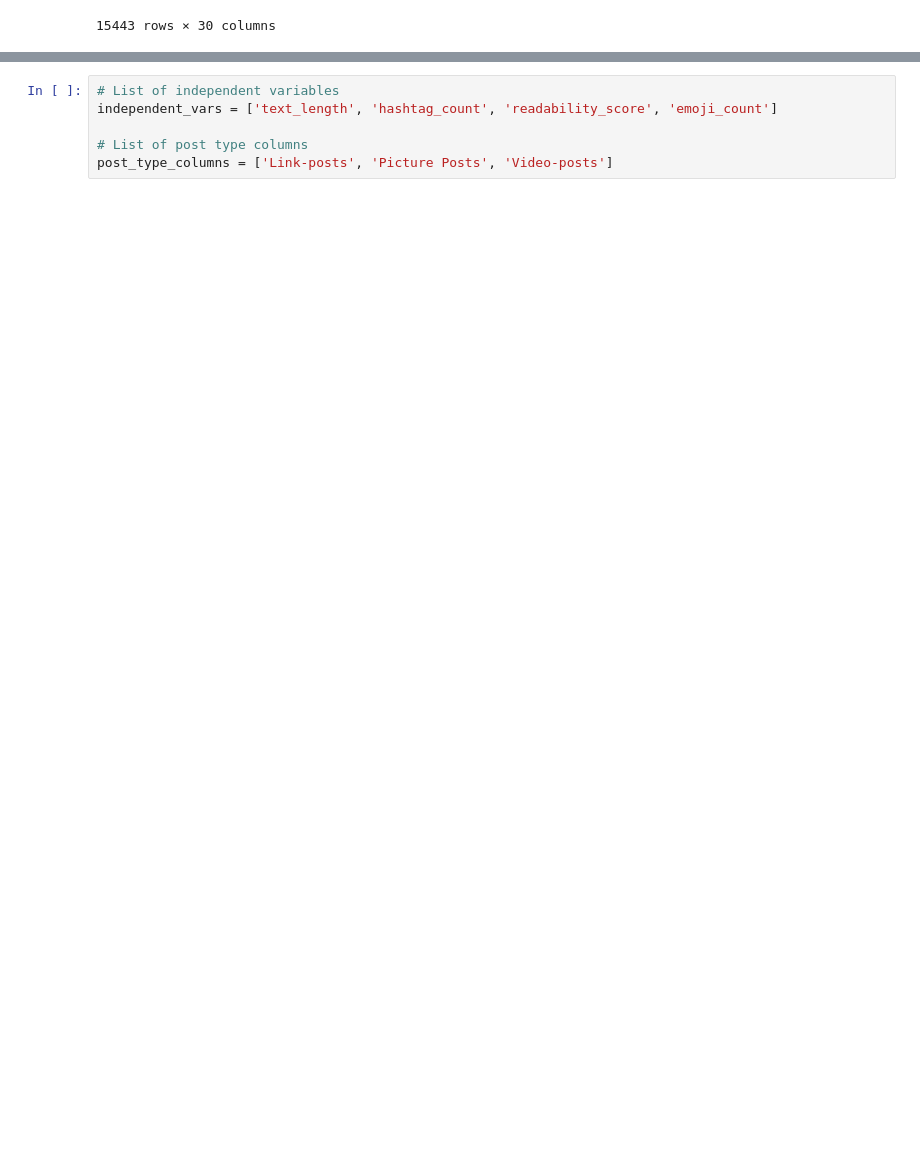
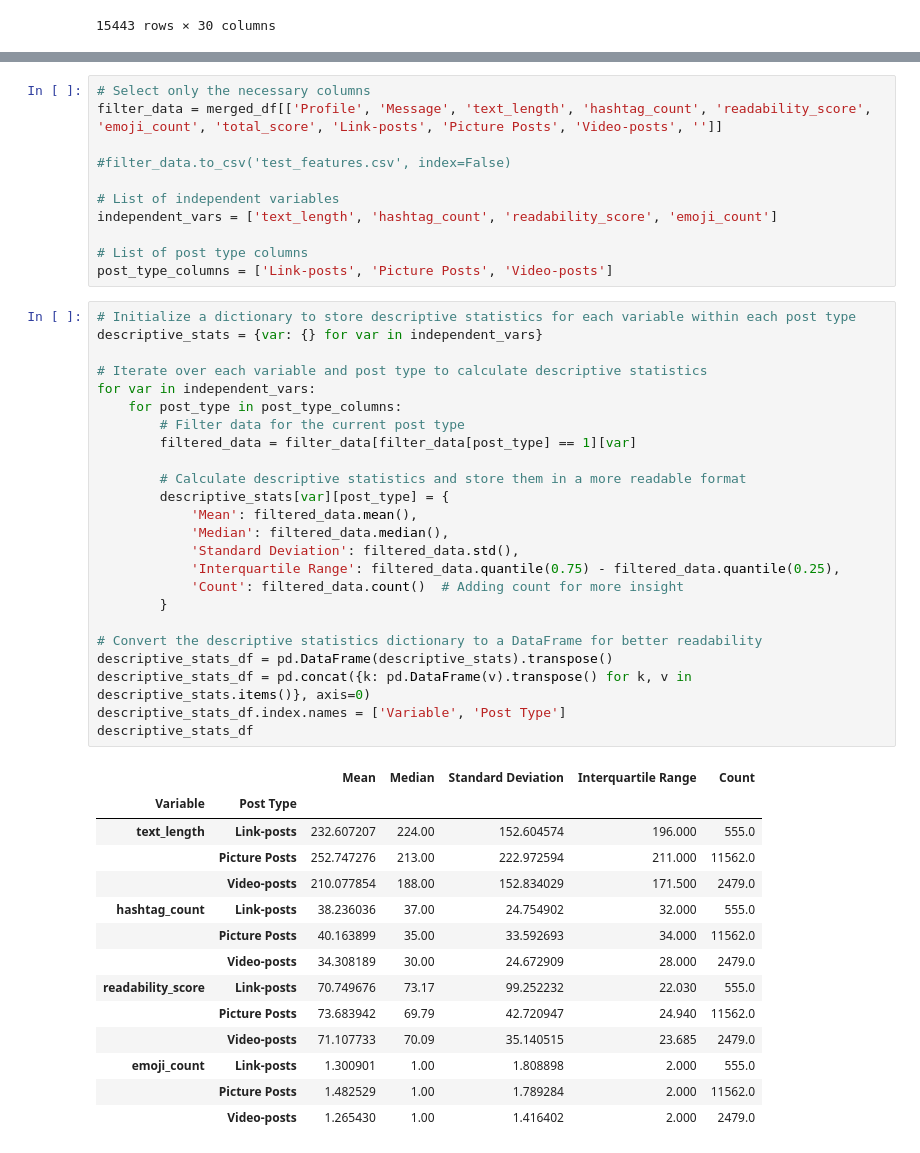
Before and after one commit to alvaarro/DigitalMarketingStrategy, a Jupyter notebook: test_features.ipynb, the cells around one changed output, grey strips where cells are left out. Saved outputs shown, nothing was run; the diff lists cells and outputs as text; blank space fills up the shorter version.

```diff
--- a/test_features.ipynb
+++ b/test_features.ipynb
@@ -297,8 +283,52 @@ merged_df[['Profile', 'Message', 'text_length', 'hashtag_count', 'readability_sc
 # %%
+# Select only the necessary columns
+filter_data = merged_df[['Profile', 'Message', 'text_length', 'hashtag_count', 'readability_score', 'emoji_count', 'total_score', 'Link-posts', 'Picture Posts', 'Video-posts', '']]
+
+#filter_data.to_csv('test_features.csv', index=False)
+
 # List of independent variables
 independent_vars = ['text_length', 'hashtag_count', 'readability_score', 'emoji_count']
 
 # List of post type columns
 post_type_columns = ['Link-posts', 'Picture Posts', 'Video-posts']
+# %%
+# Initialize a dictionary to store descriptive statistics for each variable within each post type
+descriptive_stats = {var: {} for var in independent_vars}
+
+# Iterate over each variable and post type to calculate descriptive statistics
+for var in independent_vars:
+    for post_type in post_type_columns:
+        # Filter data for the current post type
+        filtered_data = filter_data[filter_data[post_type] == 1][var]
+
+        # Calculate descriptive statistics and store them in a more readable format
+        descriptive_stats[var][post_type] = {
+            'Mean': filtered_data.mean(),
+            'Median': filtered_data.median(),
+            'Standard Deviation': filtered_data.std(),
+            'Interquartile Range': filtered_data.quantile(0.75) - filtered_data.quantile(0.25),
+            'Count': filtered_data.count()  # Adding count for more insight
+        }
+
+# Convert the descriptive statistics dictionary to a DataFrame for better readability
+descriptive_stats_df = pd.DataFrame(descriptive_stats).transpose()
+descriptive_stats_df = pd.concat({k: pd.DataFrame(v).transpose() for k, v in descriptive_stats.items()}, axis=0)
+descriptive_stats_df.index.names = ['Variable', 'Post Type']
+descriptive_stats_df
+# %% [output]
+|  |  | Mean | Median | Standard Deviation | Interquartile Range | Count |
+| Variable | Post Type |  |  |  |  |  |
+| text_length | Link-posts | 232.607207 | 224.00 | 152.604574 | 196.000 | 555.0 |
+|  | Picture Posts | 252.747276 | 213.00 | 222.972594 | 211.000 | 11562.0 |
+|  | Video-posts | 210.077854 | 188.00 | 152.834029 | 171.500 | 2479.0 |
+| hashtag_count | Link-posts | 38.236036 | 37.00 | 24.754902 | 32.000 | 555.0 |
+|  | Picture Posts | 40.163899 | 35.00 | 33.592693 | 34.000 | 11562.0 |
+|  | Video-posts | 34.308189 | 30.00 | 24.672909 | 28.000 | 2479.0 |
+| readability_score | Link-posts | 70.749676 | 73.17 | 99.252232 | 22.030 | 555.0 |
+|  | Picture Posts | 73.683942 | 69.79 | 42.720947 | 24.940 | 11562.0 |
+|  | Video-posts | 71.107733 | 70.09 | 35.140515 | 23.685 | 2479.0 |
+| emoji_count | Link-posts | 1.300901 | 1.00 | 1.808898 | 2.000 | 555.0 |
+|  | Picture Posts | 1.482529 | 1.00 | 1.789284 | 2.000 | 11562.0 |
+|  | Video-posts | 1.265430 | 1.00 | 1.416402 | 2.000 | 2479.0 |
 # %%
 from scipy.stats import shapiro, levene
```
Also changed, not shown: parts of 3 cells of this notebook, 1 other file.
